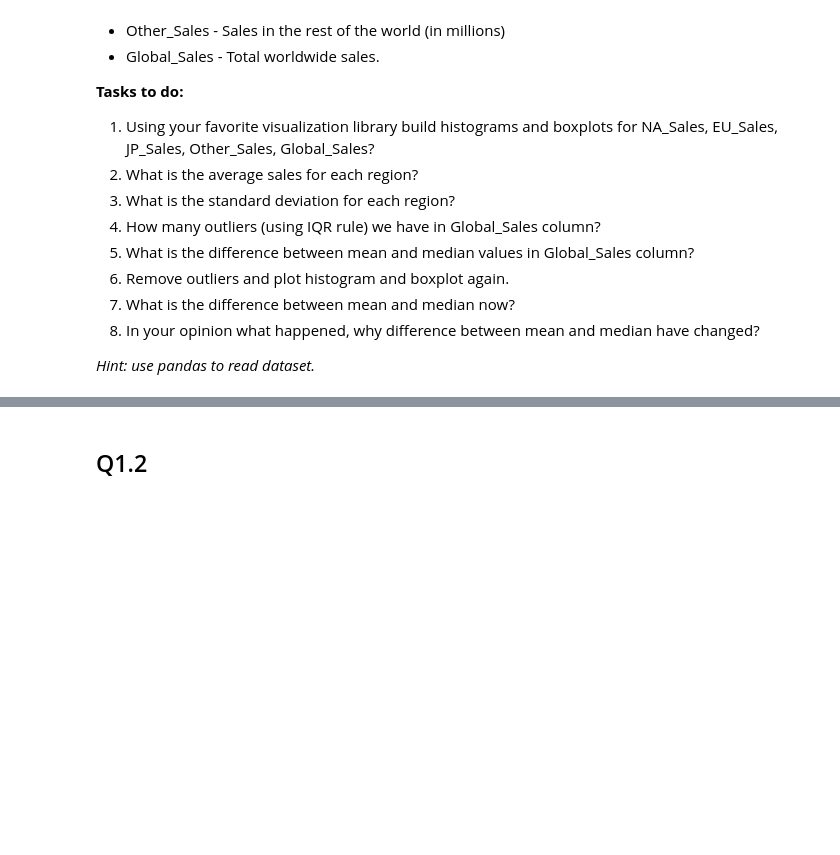
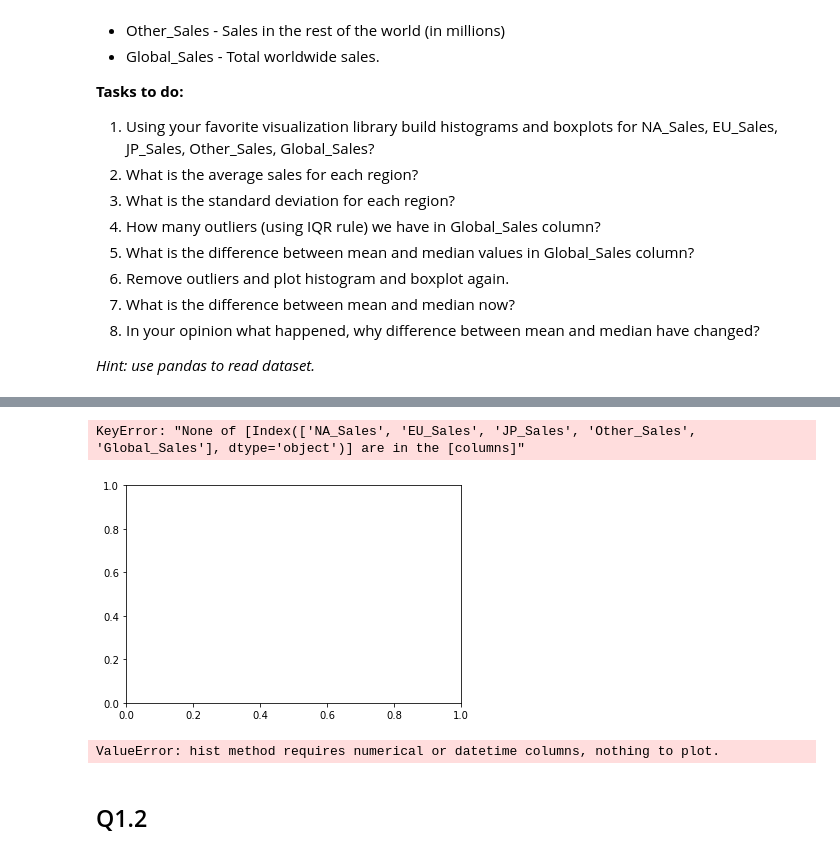
Before and after one commit to moldirkumarbek/jupyter-h-w-university, a Jupyter notebook: DSP_Assignment_1.ipynb, the cells around one changed output, grey strips where cells are left out. Drawn from its saved outputs; the diff is of its cells as text; code cells hidden in the pictures; blank space fills up the shorter version.

```diff
--- a/DSP_Assignment_1.ipynb
+++ b/DSP_Assignment_1.ipynb
@@ -47,3 +53,5 @@ data.head()
 | 2 | 3 | Mario Kart Wii | Wii | 2008 | Racing | Nintendo | 15.85 | 12.88 | 3.79 | 3.31 | ... |
 | 3 | 4 | Wii Sports Resort | Wii | 2009 | Sports | Nintendo | 15.75 | 11.01 | 3.28 | 2.96 | ... |
 | 4 | 5 | Pokemon Red/Pokemon Blue | GB | 1996 | Role-Playing | Nintendo | 11.27 | 8.89 | 10.22 | 1 | ... |
+# %%
+df = pd.DataFrame(data)
@@ -50,3 +74,14 @@ data.head()
+# %%
+numerical_col = ['NA_Sales','EU_Sales','JP_Sales','Other_Sales','Global_Sales']
+# %%
+df.boxplot(numerical_col)
+# %% [output]
+KeyError: "None of [Index(['NA_Sales', 'EU_Sales', 'JP_Sales', 'Other_Sales', 'Global_Sales'], dtype='object')] are in the [columns]"
+[figure, added]
+# %%
+df.hist(numerical_col)
+# %% [output]
+ValueError: hist method requires numerical or datetime columns, nothing to plot.
 # %% [markdown]
 ## Q1.2
 # %%
```
Also changed, not shown: parts of 3 cells of this notebook, 13 other files.
